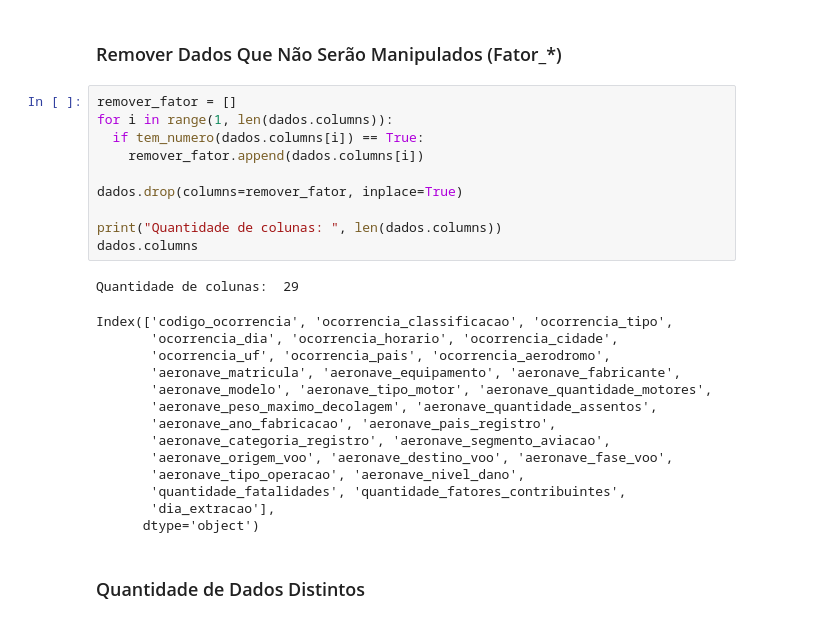
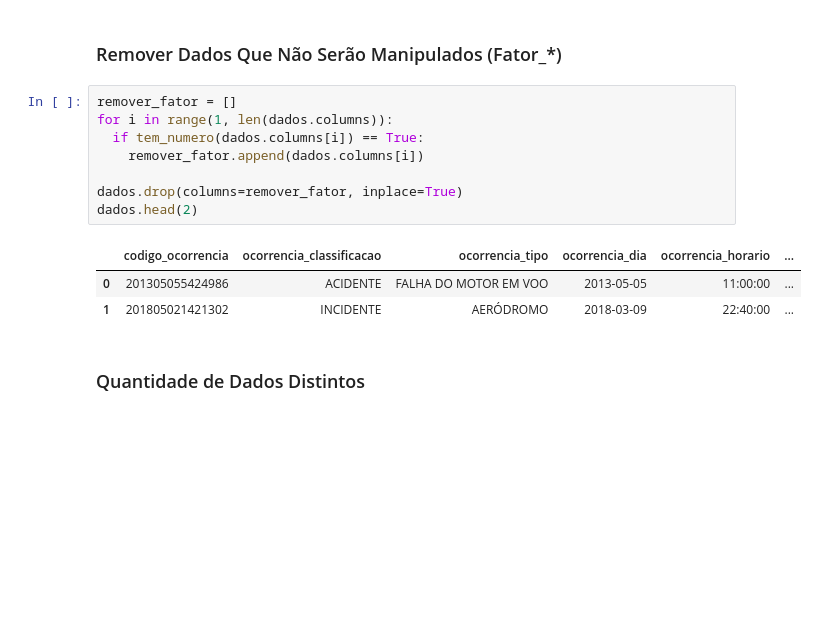
Before and after one commit to jhiltonsantos/ADS-Estatistica-IFPI, a Jupyter notebook: acidentes_aereos.ipynb, the cells around one changed output. Cells and saved outputs as stored; diff of their text form; blank space fills up the shorter version.

```diff
--- a/acidentes_aereos.ipynb
+++ b/acidentes_aereos.ipynb
@@ -85,28 +71,15 @@ Index(['codigo_ocorrencia', 'ocorrencia_classificacao', 'ocorrencia_tipo',
 # %%
 remover_fator = []
 for i in range(1, len(dados.columns)):
   if tem_numero(dados.columns[i]) == True:
     remover_fator.append(dados.columns[i])
 
 dados.drop(columns=remover_fator, inplace=True)
-
-print("Quantidade de colunas: ", len(dados.columns))
-dados.columns
+dados.head(2)
 # %% [output]
-Quantidade de colunas:  29
-Index(['codigo_ocorrencia', 'ocorrencia_classificacao', 'ocorrencia_tipo',
-       'ocorrencia_dia', 'ocorrencia_horario', 'ocorrencia_cidade',
-       'ocorrencia_uf', 'ocorrencia_pais', 'ocorrencia_aerodromo',
-       'aeronave_matricula', 'aeronave_equipamento', 'aeronave_fabricante',
-       'aeronave_modelo', 'aeronave_tipo_motor', 'aeronave_quantidade_motores',
-       'aeronave_peso_maximo_decolagem', 'aeronave_quantidade_assentos',
-       'aeronave_ano_fabricacao', 'aeronave_pais_registro',
-       'aeronave_categoria_registro', 'aeronave_segmento_aviacao',
-       'aeronave_origem_voo', 'aeronave_destino_voo', 'aeronave_fase_voo',
-       'aeronave_tipo_operacao', 'aeronave_nivel_dano',
-       'quantidade_fatalidades', 'quantidade_fatores_contribuintes',
-       'dia_extracao'],
-      dtype='object')
+|  | codigo_ocorrencia | ocorrencia_classificacao | ocorrencia_tipo | ocorrencia_dia | ocorrencia_horario | ... |
+| 0 | 201305055424986 | ACIDENTE | FALHA DO MOTOR EM VOO | 2013-05-05 | 11:00:00 | ... |
+| 1 | 201805021421302 | INCIDENTE | AERÓDROMO | 2018-03-09 | 22:40:00 | ... |
 # %% [markdown]
 ### Quantidade de Dados Distintos
 # %%
```
Also changed, not shown: parts of 10 cells of this notebook.
